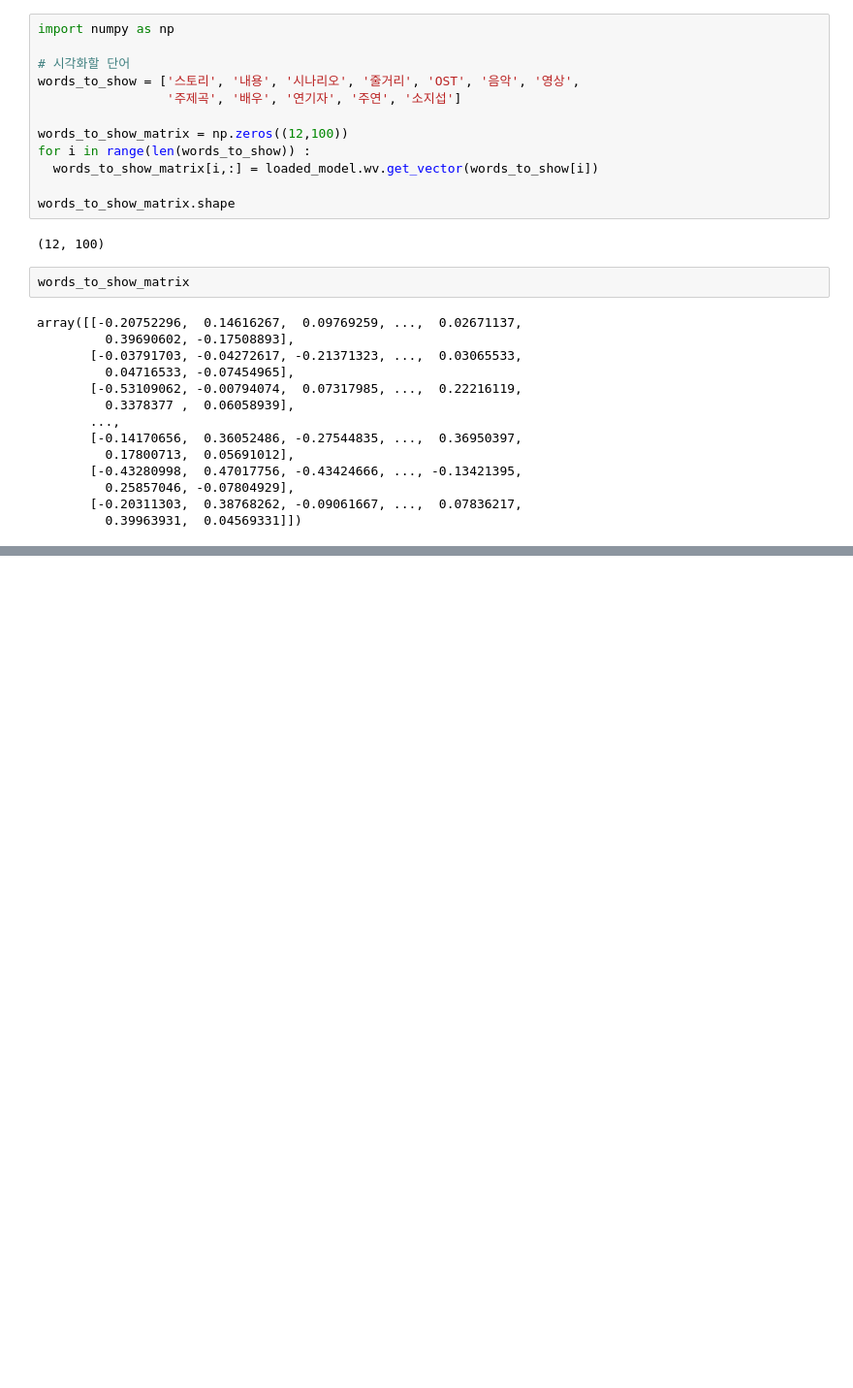
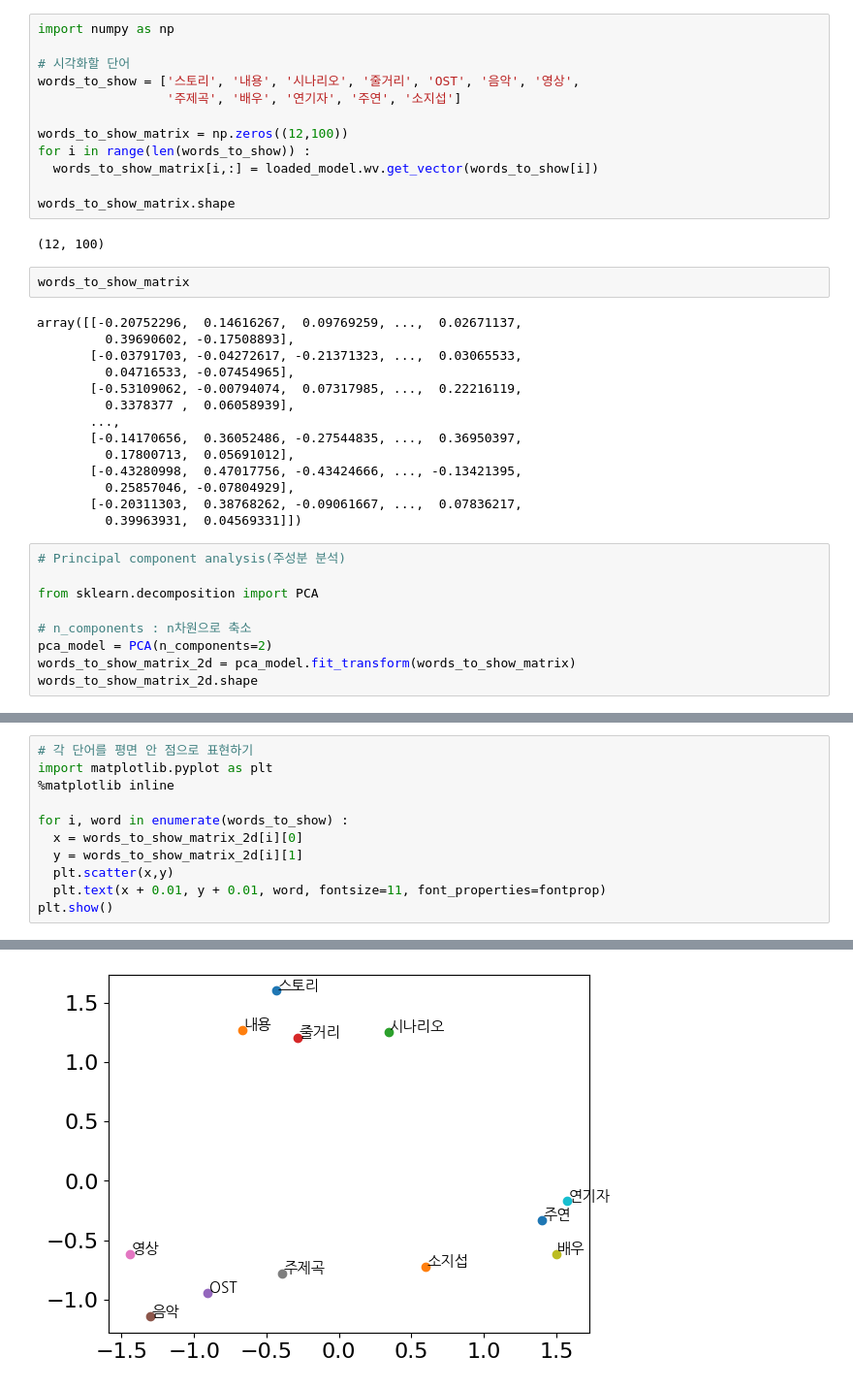
Before and after one commit to chw8207/NLP-study, a Jupyter notebook: Word2Vec.ipynb, the cells around one changed output, grey strips where cells are left out. Shown at 97% size. Cells and saved outputs as stored; diff of their text form; blank space fills up the shorter version.

```diff
--- a/Word2Vec.ipynb
+++ b/Word2Vec.ipynb
@@ -273,3 +273,12 @@ array([[-0.20752296,  0.14616267,  0.09769259, ...,  0.02671137,
          0.25857046, -0.07804929],
        [-0.20311303,  0.38768262, -0.09061667, ...,  0.07836217,
          0.39963931,  0.04569331]])
+# %%
+# Principal component analysis(주성분 분석)
+
+from sklearn.decomposition import PCA
+
+# n_components : n차원으로 축소
+pca_model = PCA(n_components=2)
+words_to_show_matrix_2d = pca_model.fit_transform(words_to_show_matrix)
+words_to_show_matrix_2d.shape
@@ -275,0 +302,12 @@ array([[-0.20752296,  0.14616267,  0.09769259, ...,  0.02671137,
+# %%
+# 각 단어를 평면 안 점으로 표현하기
+import matplotlib.pyplot as plt
+%matplotlib inline
+
+for i, word in enumerate(words_to_show) :
+  x = words_to_show_matrix_2d[i][0]
+  y = words_to_show_matrix_2d[i][1]
+  plt.scatter(x,y)
+  plt.text(x + 0.01, y + 0.01, word, fontsize=11, font_properties=fontprop)
+plt.show()
+# %% [output]
@@ -275,0 +331 @@ array([[-0.20752296,  0.14616267,  0.09769259, ...,  0.02671137,
+[figure, added]
```
Also changed, not shown: parts of 3 cells of this notebook.
